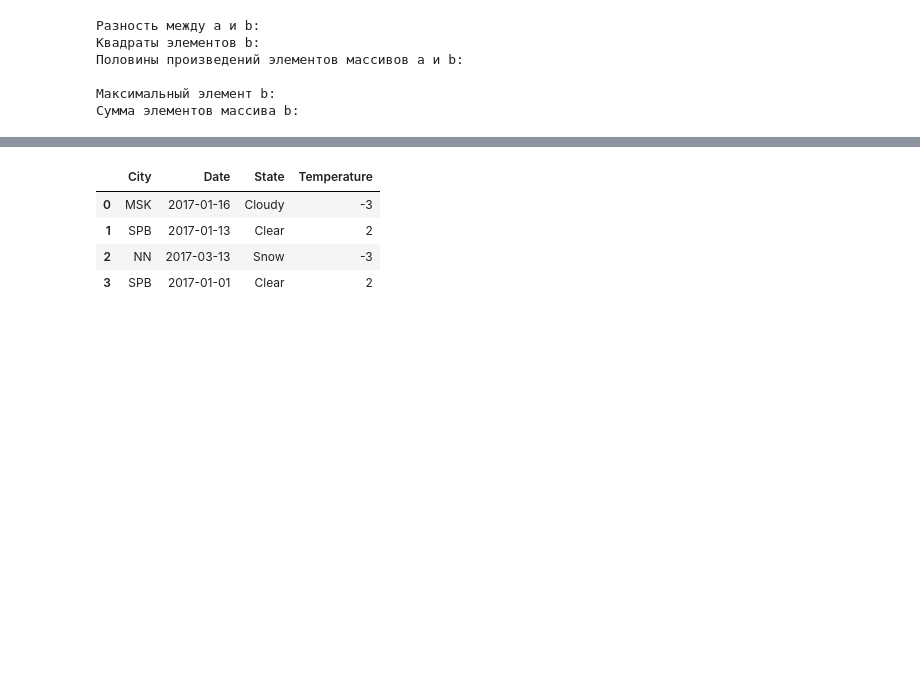
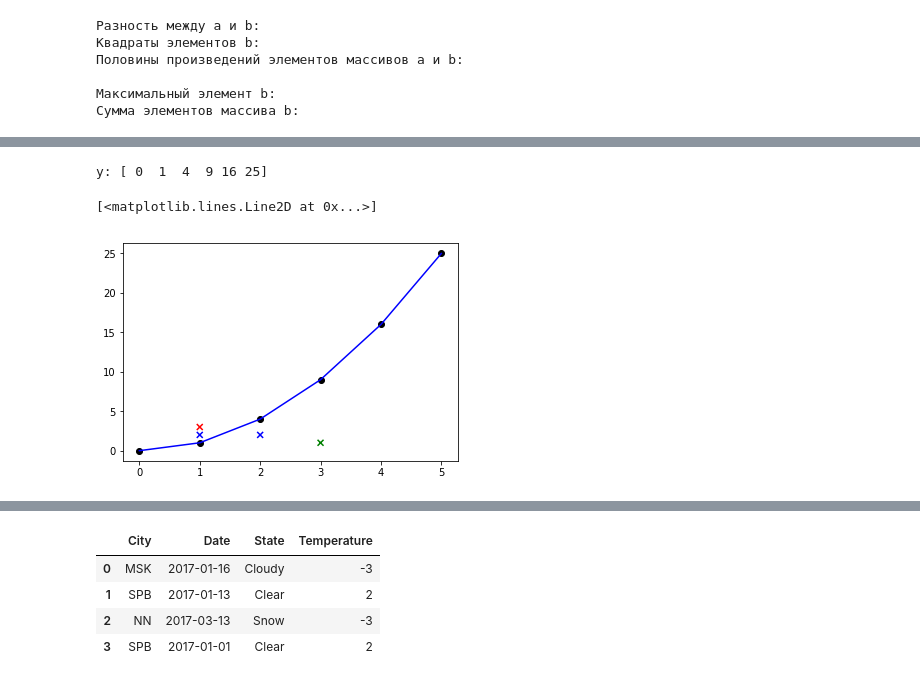
Before and after one commit to polyhex-sqr/data_analysis_international_relations, a Jupyter notebook: seminar1/python_intro.ipynb, the cells around one changed output, grey strips where cells are left out. Drawn from its saved outputs; the diff is of its cells as text; code cells hidden in the pictures; blank space fills up the shorter version.

```diff
--- a/seminar1/python_intro.ipynb
+++ b/seminar1/python_intro.ipynb
@@ -478,0 +508,13 @@ print("Сумма элементов массива b:", # YOUR CODE
+# %%
+# если не писать plt.show() между графиками, они накладываются
+plt.scatter([1, 1, 2, 3], [3, 2, 2, 1], c=["red", "blue", "blue", "green"], marker="x")
+plt.scatter([0, 1, 2, 3, 4, 5], [0, 1, 4, 9, 16, 25], c="black")
+
+x = np.array([0, 1, 2, 3, 4, 5])
+y = x ** 2
+print('y:', y)
+plt.plot(x, y, c='blue')
+# %% [output]
+y: [ 0  1  4  9 16 25]
+[<matplotlib.lines.Line2D at 0x...>]
+[figure, added]
```
Also changed, not shown: parts of 15 cells of this notebook.
